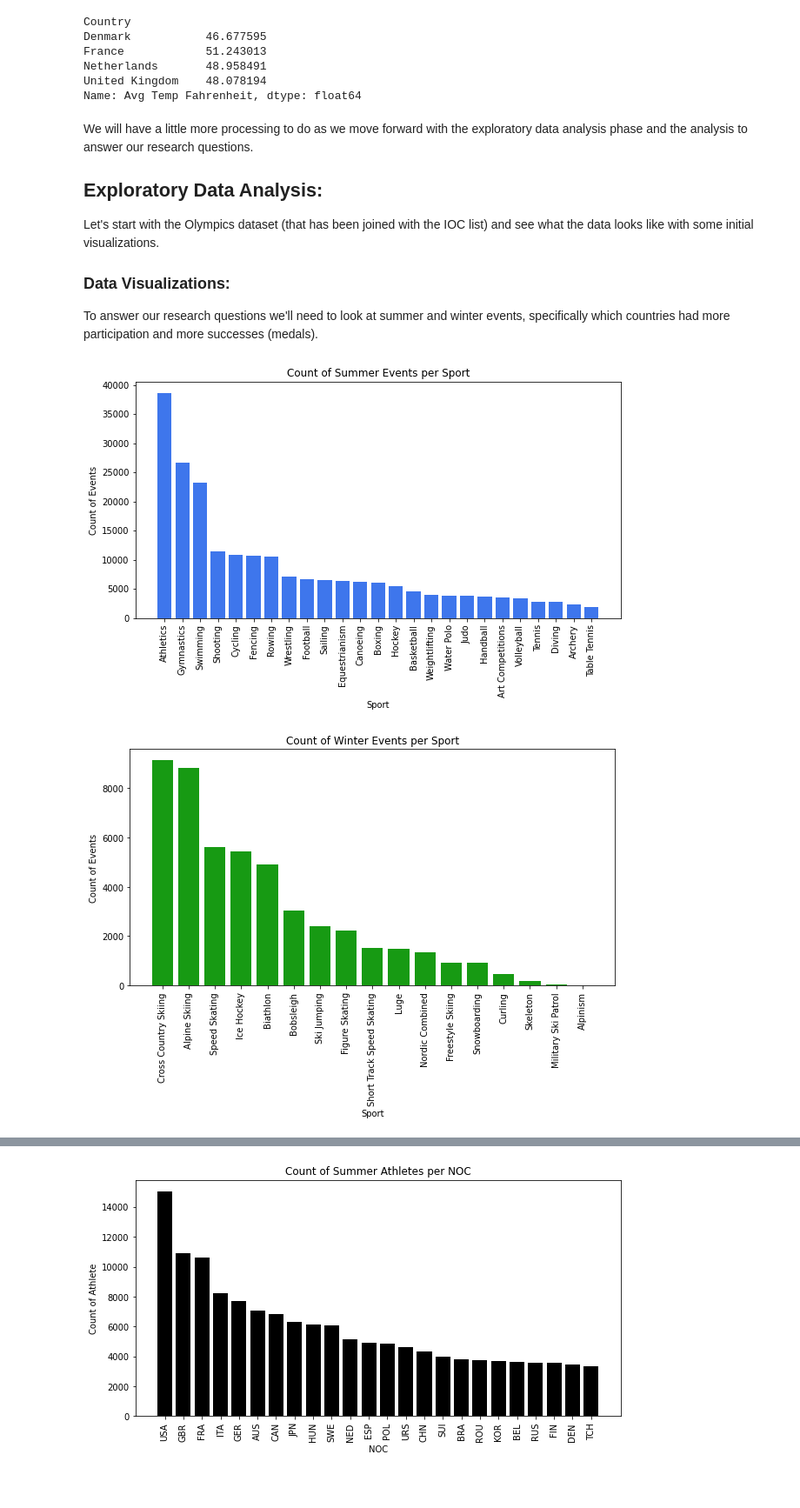
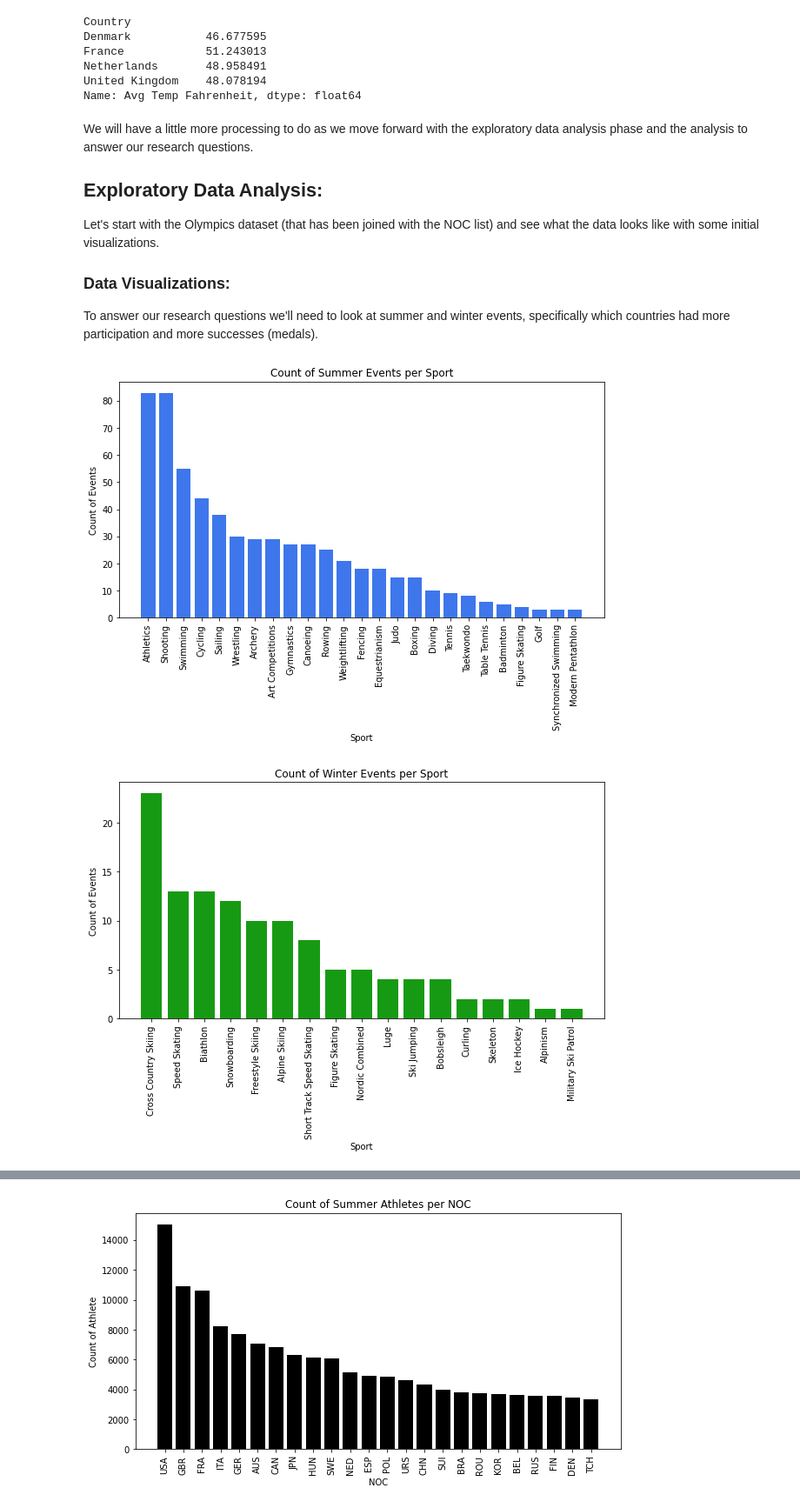
Before and after one commit to speedytmark/Draft_Project, a Jupyter notebook: TMark_ESullivan_4447_Final_Project_Olympics.ipynb, the cells around one changed output, grey strips where cells are left out. Shown at 87% size. Cells and saved outputs as stored; diff of their text form; code cells hidden in the pictures; blank space fills up the shorter version.

Commit message:
Added visualizations and began final analysis portion. Changed to NOC

```diff
--- a/TMark_ESullivan_4447_Final_Project_Olympics.ipynb
+++ b/TMark_ESullivan_4447_Final_Project_Olympics.ipynb
@@ -195,7 +199,7 @@ olympics['Medal'] = olympics['Medal'].astype("category")
 We removed the year and season columns because we can extract that information from the games column.
 # %%
 # Split Games into Year and Season
-olympics[['Year', 'Season']] = olympics['Games'].str.split(' ', 1, expand=True)
+olympics[['Year', 'Season']] = olympics['Games'].str.split(' ',n=1, expand=True)
 
 # Year should be 'int' type
 olympics['Year'] = olympics['Year'].astype("int")
@@ -480,10 +490,10 @@ olympics['NOC'].replace(r'RHO', 'ZIM', regex=True, inplace=True)
 Let's remerge the dataframes and check for nulls again.
 # %%
 # Join Dataframes
-olympics_ioc = pd.merge(olympics, ioc, how = 'left', left_on='NOC', right_on='Code')
-olympics_ioc = olympics_ioc.rename(columns = {'Current Name': 'Country'})
+olympics_noc = pd.merge(olympics, noc, how = 'left', left_on='NOC', right_on='Code')
+olympics_noc = olympics_noc.rename(columns = {'Current Name': 'Country'})
 
 # Check for Nulls
-olympic_ioc_null = olympics_ioc[olympics_ioc['Country'].isnull()]
-olympic_ioc_null.loc[:, ['NOC', 'Team']].drop_duplicates()['NOC'].value_counts().head(10)
+olympic_noc_null = olympics_noc[olympics_noc['Country'].isnull()]
+olympic_noc_null.loc[:, ['NOC', 'Team']].drop_duplicates()['NOC'].value_counts().head(10)
 # %% [output]
@@ -493,21 +504,21 @@ Name: NOC, dtype: Int64
 With one remaining, we can drop the UNK row. Since we're analyzing temperature based on country, we can also drop teams that do not correspond to a specific country, such as Independent Olympic Athletes.
 # %%
 # Drop Unknown
-olympics_ioc = olympics_ioc[olympics_ioc['NOC'] != 'UNK']
+olympics_noc = olympics_noc[olympics_noc['NOC'] != 'UNK']
 
 # Drop Teams Not Affiliated with a Country
-olympics_ioc = olympics_ioc[olympics_ioc['NOC'] != 'EOR']
-olympics_ioc = olympics_ioc[olympics_ioc['NOC'] != 'IOA']
-olympics_ioc = olympics_ioc[olympics_ioc['NOC'] != 'IOP']
-olympics_ioc = olympics_ioc[olympics_ioc['NOC'] != 'MIX']
-olympics_ioc = olympics_ioc[olympics_ioc['NOC'] != 'ROT']
-olympics_ioc = olympics_ioc[olympics_ioc['NOC'] != 'ZZX']
+olympics_noc = olympics_noc[olympics_noc['NOC'] != 'EOR']
+olympics_noc = olympics_noc[olympics_noc['NOC'] != 'IOA']
+olympics_noc = olympics_noc[olympics_noc['NOC'] != 'IOP']
+olympics_noc = olympics_noc[olympics_noc['NOC'] != 'MIX']
+olympics_noc = olympics_noc[olympics_noc['NOC'] != 'ROT']
+olympics_noc = olympics_noc[olympics_noc['NOC'] != 'ZZX']
 
 # Strip Leading and Trailing Spaces
-olympics_ioc['NOC'] = olympics_ioc['NOC'].str.strip()
-olympics_ioc['Team'] = olympics_ioc['Team'].str.strip()
-olympics_ioc['Country'] = olympics_ioc['Country'].str.strip()
-olympics_ioc['Code'] = olympics_ioc['Code'].str.strip()
+olympics_noc['NOC'] = olympics_noc['NOC'].str.strip()
+olympics_noc['Team'] = olympics_noc['Team'].str.strip()
+olympics_noc['Country'] = olympics_noc['Country'].str.strip()
+olympics_noc['Code'] = olympics_noc['Code'].str.strip()
 
-olympics_ioc.dtypes
+olympics_noc.dtypes
 # %% [output]
@@ -827,40 +838,40 @@ Name: Avg Temp Fahrenheit, dtype: float64
 We will have a little more processing to do as we move forward with the exploratory data analysis phase and the analysis to answer our research questions.
 
 ## Exploratory Data Analysis:
-Let's start with the Olympics dataset (that has been joined with the IOC list) and see what the data looks like with some initial visualizations.
+Let's start with the Olympics dataset (that has been joined with the NOC list) and see what the data looks like with some initial visualizations.
 
 ### Data Visualizations:
 To answer our research questions we'll need to look at summer and winter events, specifically which countries had more participation and more successes (medals).
 # %%
 # Divide the Dataframe into Summer and Winter
-summer = olympics_ioc.query('Season == "Summer"')
-winter = olympics_ioc.query('Season == "Winter"')
+summer = olympics_noc.query('Season == "Summer"')
+winter = olympics_noc.query('Season == "Winter"')
 # %%
 # Histogram of Summer Events per Sport
-event_counts = summer.groupby('Sport')['Event'].count()
+event_counts = summer.groupby('Sport')['Event'].nunique()
 event_counts = event_counts.sort_values(ascending=False)
 event_counts = event_counts[:25]
 fig= plt.subplots(figsize=(10, 5))
 plt.bar(event_counts.index, event_counts.values, color='#3e76ec')
 plt.xlabel('Sport')
 plt.ylabel('Count of Events')
 plt.title('Count of Summer Events per Sport')
 plt.xticks(rotation = 90)
 plt.show()
 
 # Histogram of Winter Events per Sport
-event_counts = winter.groupby('Sport')['Event'].count()
+event_counts = winter.groupby('Sport')['Event'].nunique()
 event_counts = event_counts.sort_values(ascending=False)
 event_counts = event_counts[:25]
 fig= plt.subplots(figsize=(10, 5))
 plt.bar(event_counts.index, event_counts.values, color='#179a13')
 plt.xlabel('Sport')
 plt.ylabel('Count of Events')
 plt.title('Count of Winter Events per Sport')
 plt.xticks(rotation = 90)
 plt.show()
 # %% [output]
-[figure, old version]
+[figure, new version]
-[figure, old version]
+[figure, new version]
 # %%
 # Female Summer Participation Histogram
```
Also changed, not shown: parts of 82 cells of this notebook.
